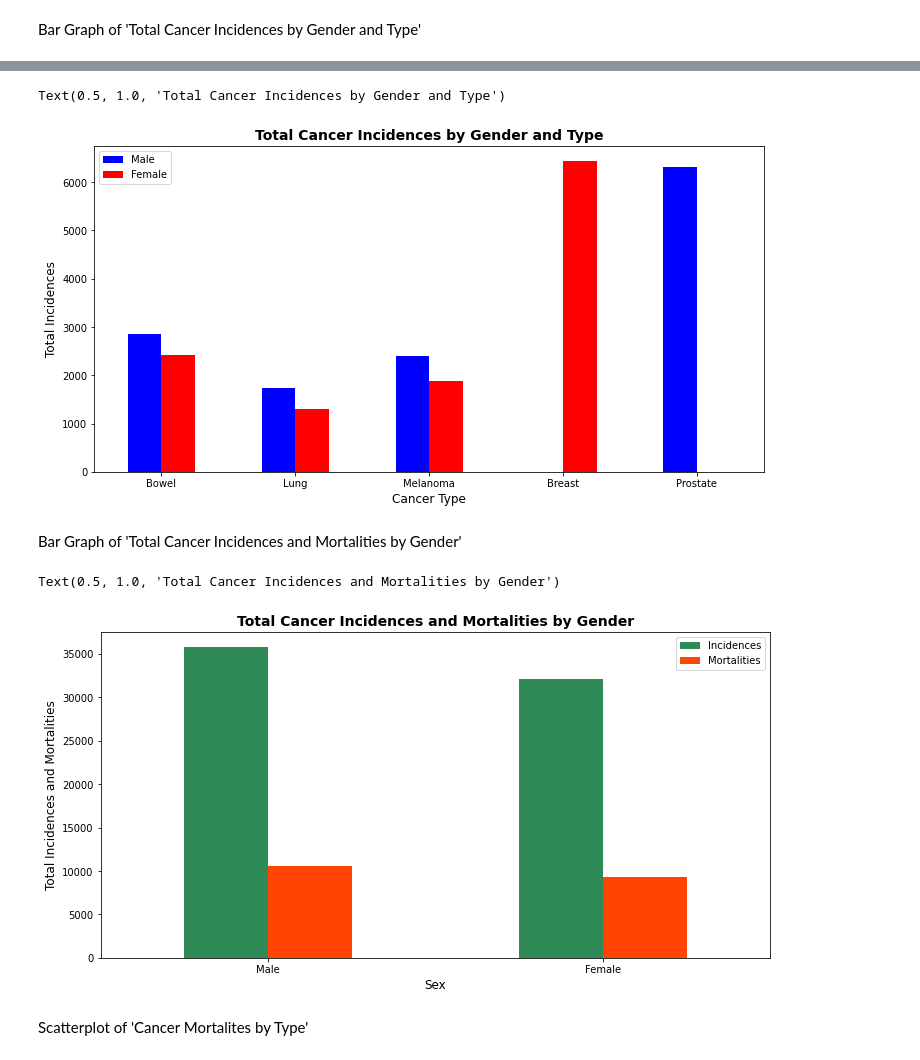
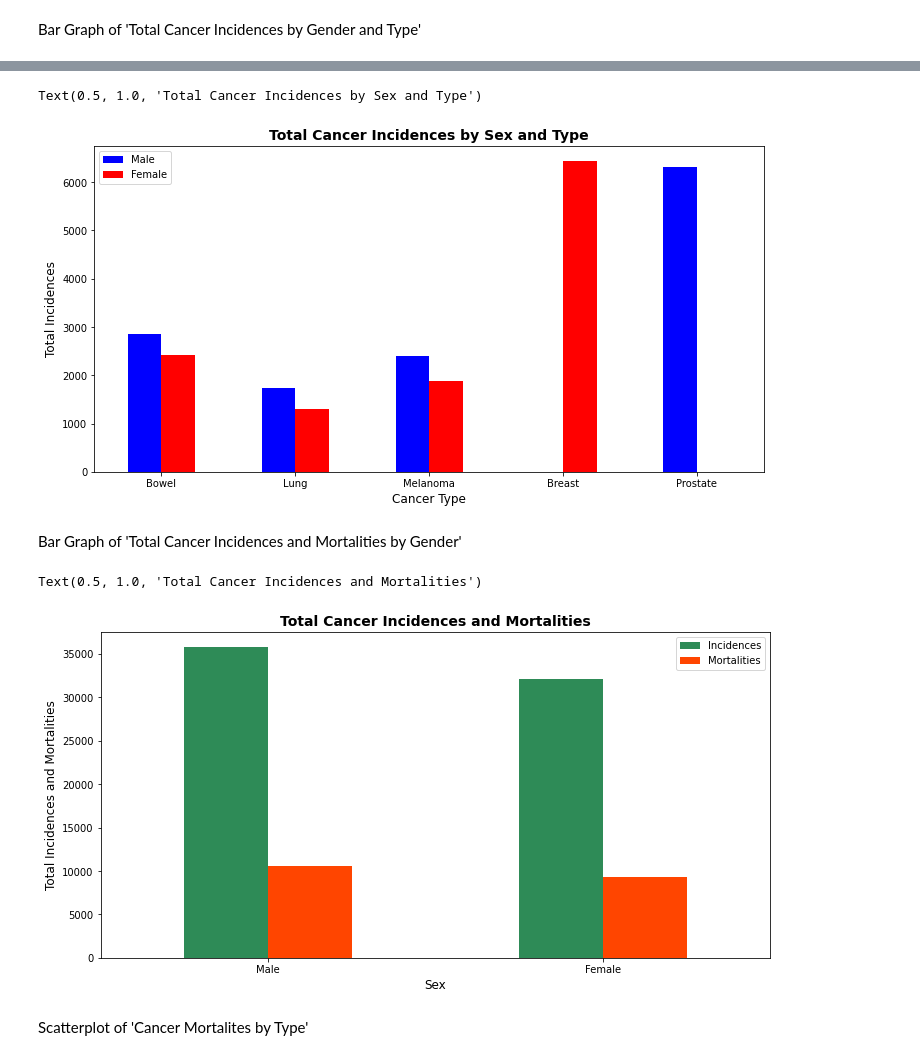
Before and after one commit to RowanSakoulas/data_project, a Jupyter notebook: cancer_dataproject.ipynb, the cells around one changed output, grey strips where cells are left out. Drawn from its saved outputs; the diff is of its cells as text; code cells hidden in the pictures.

```diff
--- a/cancer_dataproject.ipynb
+++ b/cancer_dataproject.ipynb
@@ -207,32 +194,32 @@ dataFrame.plot.bar(rot=0, color=("Blue", "Red"), figsize=(12,6))
 
 plt.xlabel('Cancer Type', fontsize = 12)
 plt.ylabel('Total Incidences', fontsize = 12)
-plt.title('Total Cancer Incidences by Gender and Type', fontsize = 14, fontweight = "bold")
+plt.title('Total Cancer Incidences by Sex and Type', fontsize = 14, fontweight = "bold")
 # %% [output]
-Text(0.5, 1.0, 'Total Cancer Incidences by Gender and Type')
+Text(0.5, 1.0, 'Total Cancer Incidences by Sex and Type')
-[figure, old version]
+[figure, new version]
 # %% [markdown]
 Bar Graph of 'Total Cancer Incidences and Mortalities by Gender'
 # %%
 #adding male mortalities
 mortality_allmale = cancer_data[cancer_data['IncidenceMortality_Sex'].isin(['Mortality Male'])]
 mortality_malesum = mortality_allmale['NumberOfCases'].sum()
 #adding female mortalities
 mortality_allfemale = cancer_data[cancer_data['IncidenceMortality_Sex'].isin(['Mortality Female'])]
 mortality_femalesum = mortality_allfemale['NumberOfCases'].sum()
 
 #making the bar graph
 bar_data = {"Incidences":[cancer_malesum, cancer_femalesum],
         "Mortalities":[mortality_malesum, mortality_femalesum]}
 index = ["Male", "Female"]
 dataFrame = pd.DataFrame(data=bar_data, index=index)
 dataFrame.plot.bar(rot=0, color=("seagreen", "orangered"), figsize=(12,6))
 plt.xlabel('Sex', fontsize = 12)
 plt.ylabel('Total Incidences and Mortalities', fontsize = 12)
-plt.title('Total Cancer Incidences and Mortalities by Gender', fontsize = 14, fontweight = "bold")
+plt.title('Total Cancer Incidences and Mortalities', fontsize = 14, fontweight = "bold")
 # %% [output]
-Text(0.5, 1.0, 'Total Cancer Incidences and Mortalities by Gender')
+Text(0.5, 1.0, 'Total Cancer Incidences and Mortalities')
-[figure, old version]
+[figure, new version]
 # %% [markdown]
 Scatterplot of 'Cancer Mortalites by Type'
 # %%
```
Also changed, not shown: parts of 7 cells of this notebook.
